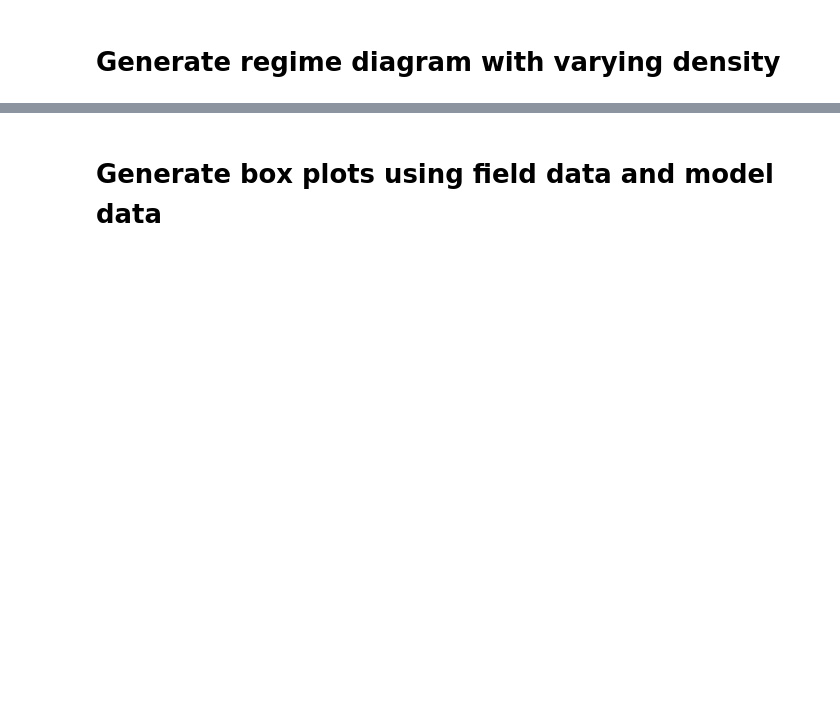
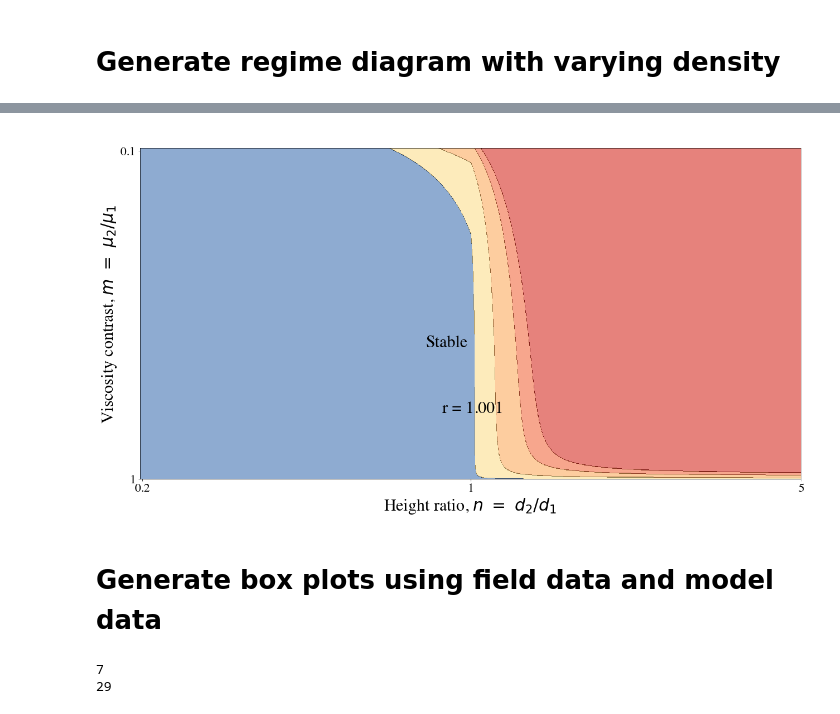
Before and after one commit to saspinner/pahoehoetoaa, a Jupyter notebook: figure_generator.ipynb, the cells around one changed output, grey strips where cells are left out. Saved outputs shown, nothing was run; the diff lists cells and outputs as text; code cells hidden in the pictures; blank space fills up the shorter version.

```diff
--- a/figure_generator.ipynb
+++ b/figure_generator.ipynb
@@ -247,3 +276,33 @@ fig.savefig("phase_diagrams/final_larger")
+# %%
+title = " "
+lines = make_line_matrix(d_matrix)
+fig, ax = plt.subplots(figsize=(20,10))
+
+im = create_phase_diagram(params, ranges, ax, color=custom_map, title=title, matrix=d_matrix)
+im = create_phase_diagram(params, ranges, ax, color="Greys", title=title, matrix=lines, opacity=.4)
+
+
+# Non-log text positions/vals
+# plt.text(900, 450, "$\u03C1_1 = 1$", rotation=360, fontsize=F_SIZE)
+# plt.text(1200, 225, "$.99$", rotation=360, fontsize=F_SIZE)
+# plt.text(1500, 180, "$.97$", rotation=360, fontsize=F_SIZE)
+# plt.text(1700, 130, "$.95$", rotation=360, fontsize=F_SIZE)
+
+plt.text(915, 800, "r = 1.001", fontsize=F_SIZE)
+plt.text(865, 600, "Stable", fontsize=F_SIZE)
+#plt.text(940, 635, "<------->", rotation=360, fontsize=F_SIZE)
+# plt.arrow(1032, 635, -170, 0, width=6, color="black")
+# plt.arrow(1042, 635, 170, 0, width=6, color="black")
+# plt.text(1055, 600, "Unstable", fontsize=F_SIZE)
+# plt.text(1100, 330, "1.01", fontsize=F_SIZE)
+# plt.text(1350, 250, "1.03", fontsize=F_SIZE)
+# plt.text(1615, 135, "1.05", fontsize=F_SIZE)
+
+plt.tight_layout()
+
+fig.savefig("phase_diagrams/faster_U0")
+# %% [output]
+[figure, added]
 # %% [markdown]
 # Generate box plots using field data and model data
 # %%
@@ -313,0 +378,9 @@ fig.savefig("box_plots/example_box_plot_varying_max_m_and_r")
+# %%
+# New plan, we want to generate a grid of box plots based on different ranges of r to sample from
+# instead of hard-setting the r value
+
+print(len(duraiswami_data))
+print(len(aubele_data))
+# %% [output]
+7
+29
```
Also changed, not shown: parts of 9 cells of this notebook, 3 other files.
